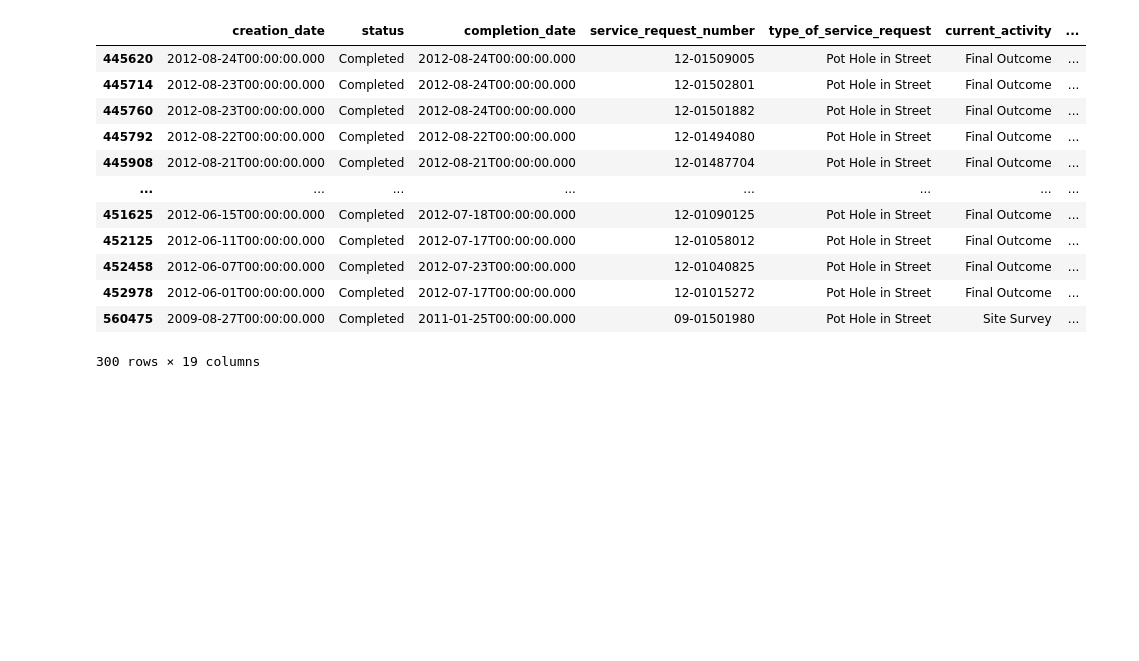
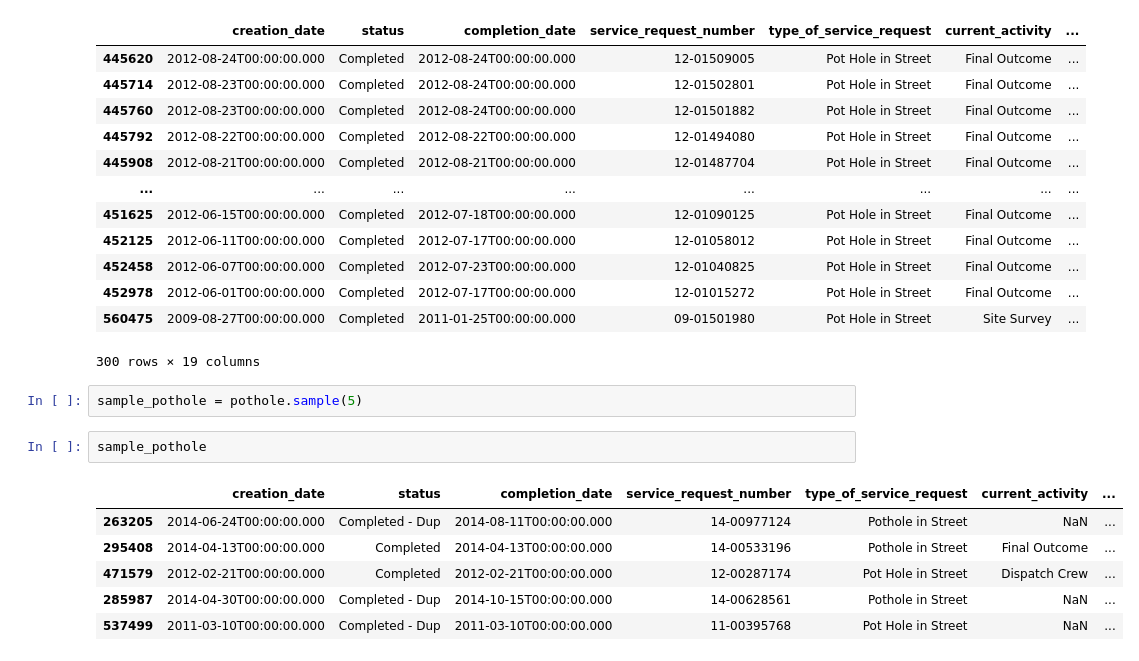
Before and after one commit to alyssaassmith/caniaccombo-potholes, a Jupyter notebook: notebooks/Noelle_group1.ipynb, the cells around one changed output. Saved outputs shown, nothing was run; the diff lists cells and outputs as text; blank space fills up the shorter version.

```diff
--- a/notebooks/Noelle_group1.ipynb
+++ b/notebooks/Noelle_group1.ipynb
@@ -109,3 +109,14 @@ potholes_no_problem
 | 452978 | 2012-06-01T00:00:00.000 | Completed | 2012-07-17T00:00:00.000 | 12-01015272 | Pot Hole in Street | Final Outcome | ... |
 | 560475 | 2009-08-27T00:00:00.000 | Completed | 2011-01-25T00:00:00.000 | 09-01501980 | Pot Hole in Street | Site Survey | ... |
 300 rows × 19 columns
+# %%
+sample_pothole = pothole.sample(5)
+# %%
+sample_pothole
+# %% [output]
+|  | creation_date | status | completion_date | service_request_number | type_of_service_request | current_activity | ... |
+| 263205 | 2014-06-24T00:00:00.000 | Completed - Dup | 2014-08-11T00:00:00.000 | 14-00977124 | Pothole in Street | NaN | ... |
+| 295408 | 2014-04-13T00:00:00.000 | Completed | 2014-04-13T00:00:00.000 | 14-00533196 | Pothole in Street | Final Outcome | ... |
+| 471579 | 2012-02-21T00:00:00.000 | Completed | 2012-02-21T00:00:00.000 | 12-00287174 | Pot Hole in Street | Dispatch Crew | ... |
+| 285987 | 2014-04-30T00:00:00.000 | Completed - Dup | 2014-10-15T00:00:00.000 | 14-00628561 | Pothole in Street | NaN | ... |
+| 537499 | 2011-03-10T00:00:00.000 | Completed - Dup | 2011-03-10T00:00:00.000 | 11-00395768 | Pot Hole in Street | NaN | ... |
```
Also changed, not shown: parts of 4 cells of this notebook.
